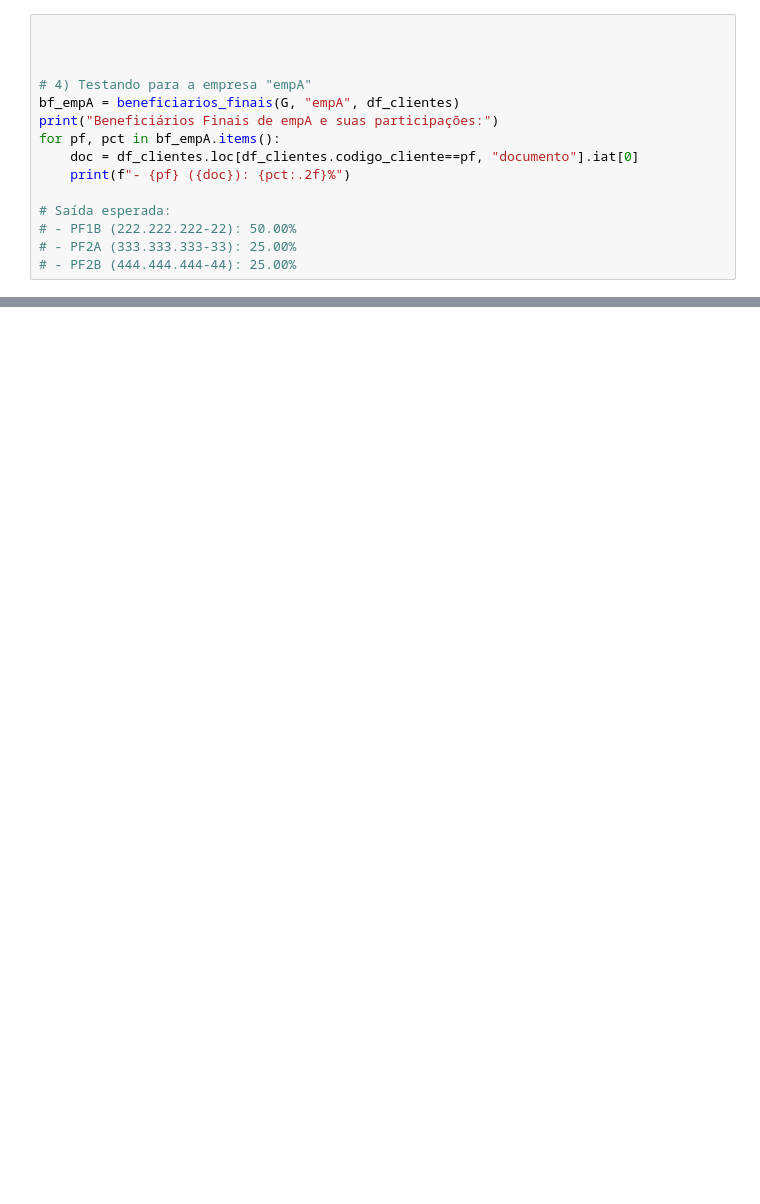
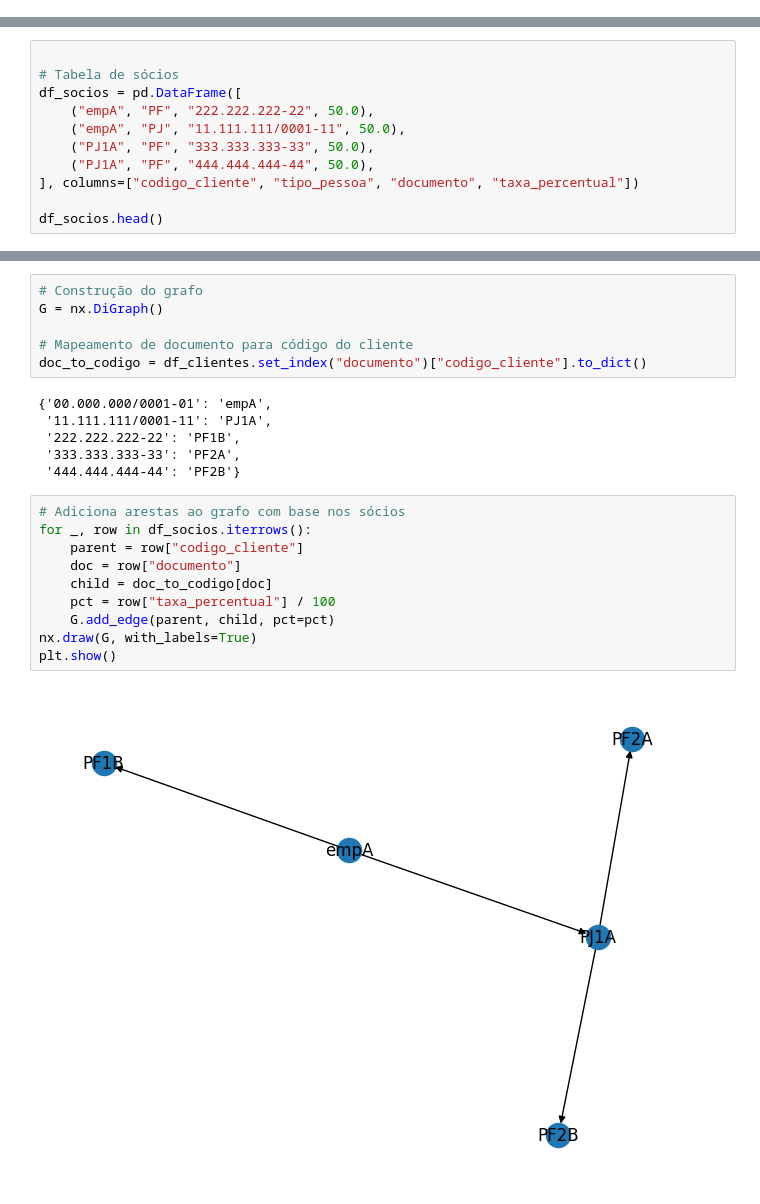
Before and after one commit to BrenooOliveira/AulasFatec, a Jupyter notebook: grafos.ipynb, the cells around one changed output, grey strips where cells are left out. Saved outputs shown, nothing was run; the diff lists cells and outputs as text; blank space fills up the shorter version.

Commit message:
grafos

```diff
--- a/grafos.ipynb
+++ b/grafos.ipynb
@@ -65,15 +24,0 @@ def beneficiarios_finais(grafo, raiz, clientes):
-# %%
-
-
-
-# 4) Testando para a empresa "empA"
-bf_empA = beneficiarios_finais(G, "empA", df_clientes)
-print("Beneficiários Finais de empA e suas participações:")
-for pf, pct in bf_empA.items():
-    doc = df_clientes.loc[df_clientes.codigo_cliente==pf, "documento"].iat[0]
-    print(f"- {pf} ({doc}): {pct:.2f}%")
-
-# Saída esperada:
-# - PF1B (222.222.222-22): 50.00%
-# - PF2A (333.333.333-33): 25.00%
-# - PF2B (444.444.444-44): 25.00%
@@ -166,0 +25,11 @@ desenhar_grafo(G, df_clientes, participacoes)
+# %%
+
+# Tabela de sócios
+df_socios = pd.DataFrame([
+    ("empA", "PF", "222.222.222-22", 50.0),
+    ("empA", "PJ", "11.111.111/0001-11", 50.0),
+    ("PJ1A", "PF", "333.333.333-33", 50.0),
+    ("PJ1A", "PF", "444.444.444-44", 50.0),
+], columns=["codigo_cliente", "tipo_pessoa", "documento", "taxa_percentual"])
+
+df_socios.head()
@@ -166,0 +42,24 @@ desenhar_grafo(G, df_clientes, participacoes)
+# %%
+# Construção do grafo
+G = nx.DiGraph()
+
+# Mapeamento de documento para código do cliente
+doc_to_codigo = df_clientes.set_index("documento")["codigo_cliente"].to_dict()
+# %% [output]
+{'00.000.000/0001-01': 'empA',
+ '11.111.111/0001-11': 'PJ1A',
+ '222.222.222-22': 'PF1B',
+ '333.333.333-33': 'PF2A',
+ '444.444.444-44': 'PF2B'}
+# %%
+# Adiciona arestas ao grafo com base nos sócios
+for _, row in df_socios.iterrows():
+    parent = row["codigo_cliente"]
+    doc = row["documento"]
+    child = doc_to_codigo[doc]
+    pct = row["taxa_percentual"] / 100
+    G.add_edge(parent, child, pct=pct)
+nx.draw(G, with_labels=True)
+plt.show()
+# %% [output]
+[figure, added]
```
Also changed, not shown: parts of 12 cells of this notebook.
